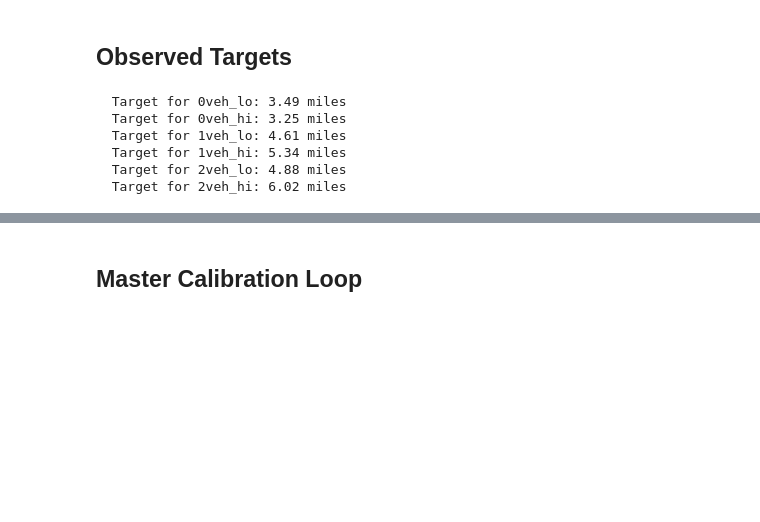
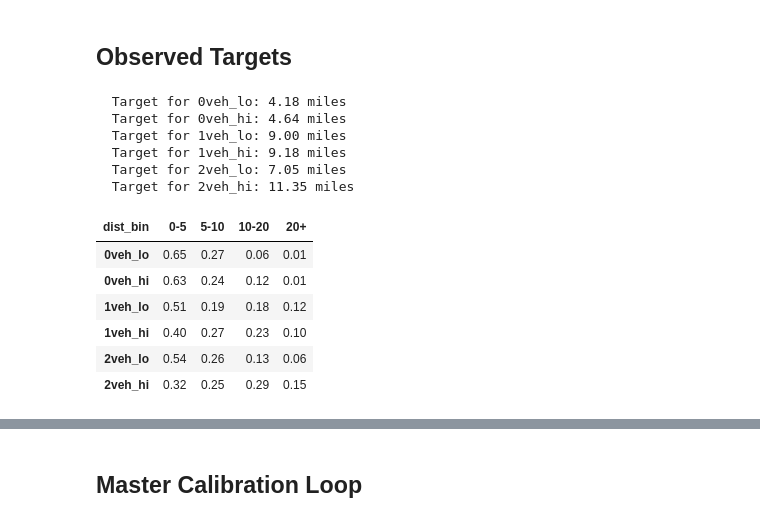
Before and after one commit to WFRCAnalytics/TDM-CAL-HBWDestChoice, a Jupyter notebook: calibrate-hbw-dest-choice.ipynb, the cells around one changed output, grey strips where cells are left out. Drawn from its saved outputs; the diff is of its cells as text; code cells hidden in the pictures; blank space fills up the shorter version.

```diff
--- a/calibrate-hbw-dest-choice.ipynb
+++ b/calibrate-hbw-dest-choice.ipynb
@@ -307,10 +307,14 @@ hts_trip_23_merge = hts_trip_23_merge[
         "aCO_TAZID_USTMv4",
         "pSUBAREAID",
         "aSUBAREAID",
+        "PURP7_t",
         "trip_weight",
         "distance_miles",
     ]
 ]
+
+# filter to HBW
+hts_trip_23_merge = hts_trip_23_merge[hts_trip_23_merge["PURP7_t"] == "HBW"]
 
 # merge taz
 hts_trip_23_merge = hts_trip_23_merge.merge(
@@ -461,12 +465,52 @@ for seg in segments:  # e.g., '0veh_lo', '0veh_hi', etc.
         observed_avg_dist[seg] = 0.0
     print(f"  Target for {seg}: {observed_avg_dist[seg]:.2f} miles")
 # %% [output]
-  Target for 0veh_lo: 3.49 miles
-  Target for 0veh_hi: 3.25 miles
-  Target for 1veh_lo: 4.61 miles
-  Target for 1veh_hi: 5.34 miles
-  Target for 2veh_lo: 4.88 miles
-  Target for 2veh_hi: 6.02 miles
+  Target for 0veh_lo: 4.18 miles
+  Target for 0veh_hi: 4.64 miles
+  Target for 1veh_lo: 9.00 miles
+  Target for 1veh_hi: 9.18 miles
+  Target for 2veh_lo: 7.05 miles
+  Target for 2veh_hi: 11.35 miles
+# %%
+import pandas as pd
+
+# Define the bins and labels
+bins = [0, 5, 10, 20, float("inf")]
+labels = ["0-5", "5-10", "10-20", "20+"]
+
+# Assign each record to a bin
+df_obs["dist_bin"] = pd.cut(
+    df_obs["skim_dist"], bins=bins, labels=labels, include_lowest=True
+)
+
+# Create the summary table
+bin_summary = []
+
+for seg in segments:
+    # Group by bin and sum the trips for this segment
+    bin_totals = df_obs.groupby("dist_bin", observed=True)[seg].sum()
+    total_segment_trips = bin_totals.sum()
+
+    # Calculate percentage distribution
+    if total_segment_trips > 0:
+        pct_dist = bin_totals / total_segment_trips
+    else:
+        pct_dist = bin_totals * 0
+
+    pct_dist.name = seg
+    bin_summary.append(pct_dist)
+
+# Format into a clean DataFrame
+df_targets = pd.concat(bin_summary, axis=1).T
+display(df_targets.round(2))
+# %% [output]
+| dist_bin | 0-5 | 5-10 | 10-20 | 20+ |
+| 0veh_lo | 0.65 | 0.27 | 0.06 | 0.01 |
+| 0veh_hi | 0.63 | 0.24 | 0.12 | 0.01 |
+| 1veh_lo | 0.51 | 0.19 | 0.18 | 0.12 |
+| 1veh_hi | 0.40 | 0.27 | 0.23 | 0.10 |
+| 2veh_lo | 0.54 | 0.26 | 0.13 | 0.06 |
+| 2veh_hi | 0.32 | 0.25 | 0.29 | 0.15 |
 # %%
 # compare Survey-Reported Average Distance by Segment with Skim Distance (brain check)
 
```
Also changed, not shown: parts of 7 cells of this notebook, 3 other files.
